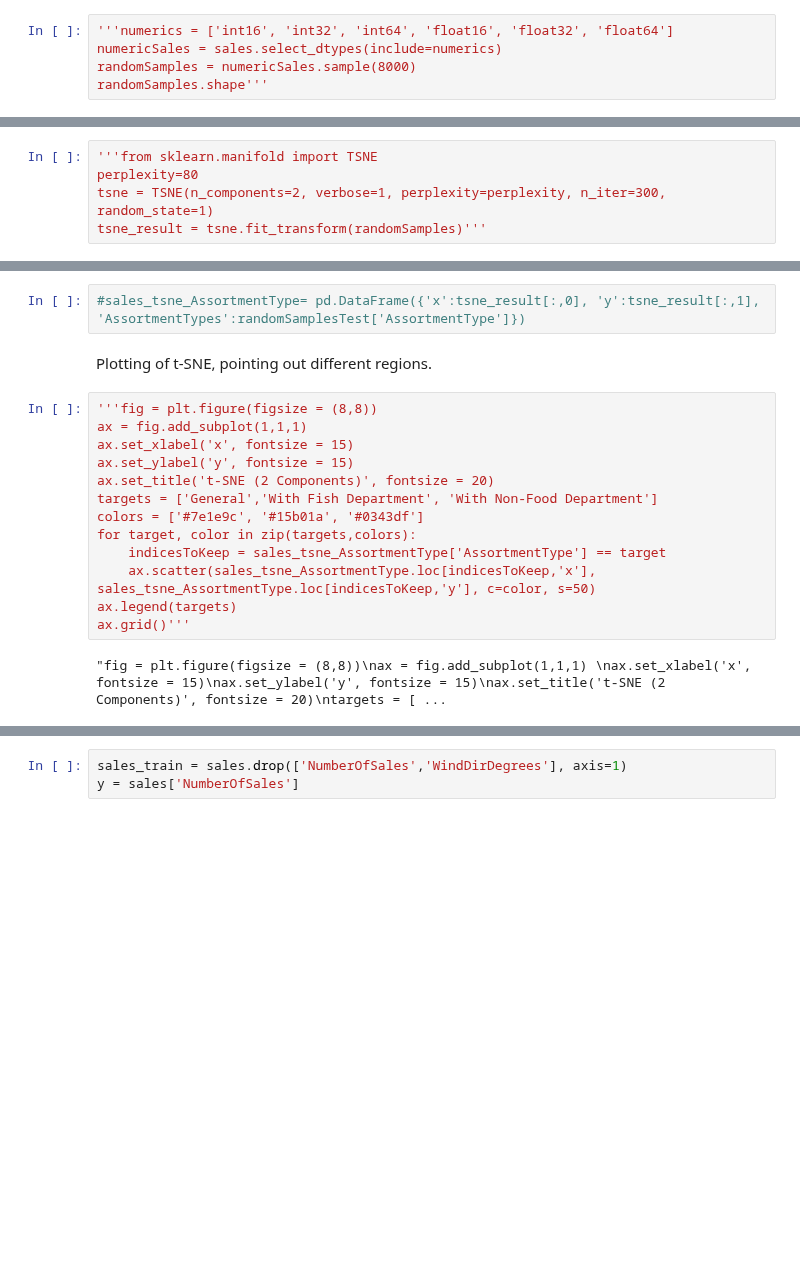
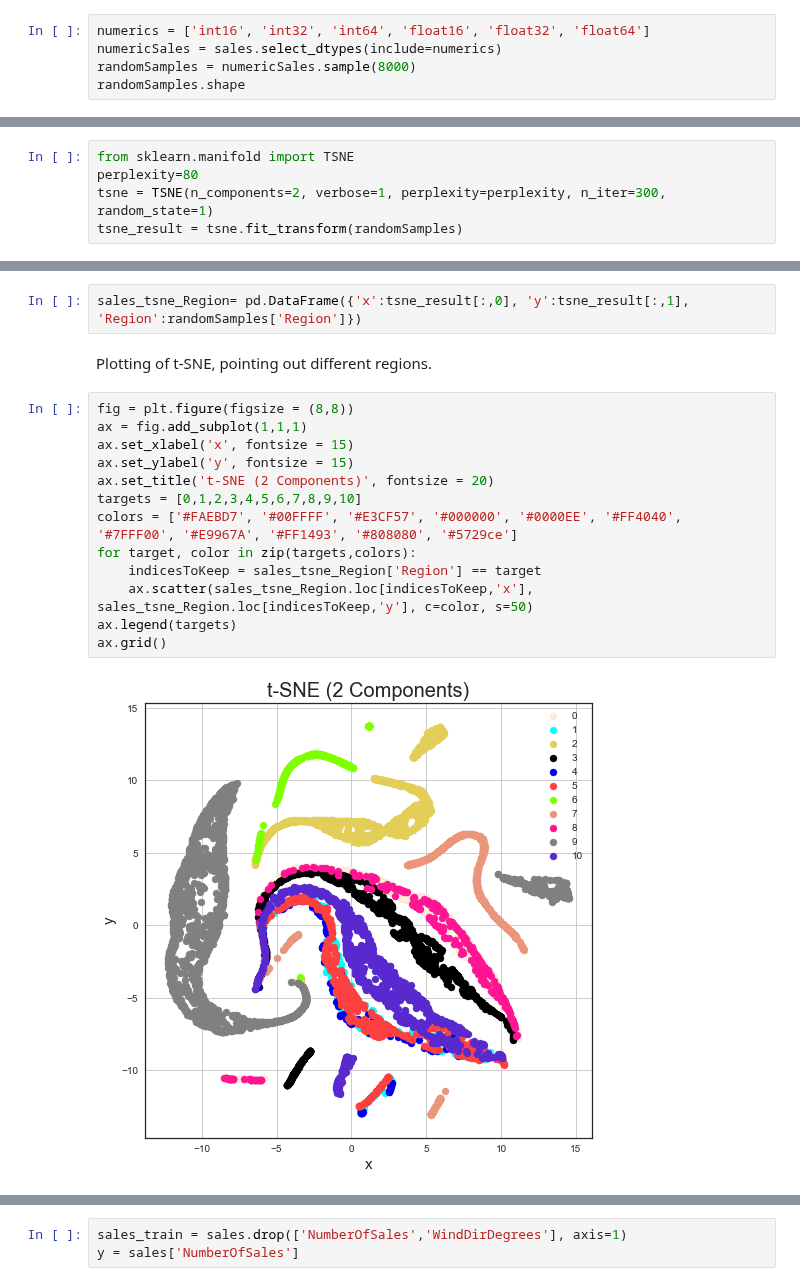
Before and after one commit to Trik17/DMTM_2018, a Jupyter notebook: Polimi Competition/BruttaCopia.ipynb, the cells around one changed output, grey strips where cells are left out. Saved outputs shown, nothing was run; the diff lists cells and outputs as text; blank space fills up the shorter version.

```diff
--- a/Polimi Competition/BruttaCopia.ipynb
+++ b/Polimi Competition/BruttaCopia.ipynb
@@ -375,8 +375,8 @@ Clustering requires the choice of a distance, the set of variables to calculate
 # %% [markdown]
 First thing we do: t-SNE
 # %%
-'''numerics = ['int16', 'int32', 'int64', 'float16', 'float32', 'float64']
+numerics = ['int16', 'int32', 'int64', 'float16', 'float32', 'float64']
 numericSales = sales.select_dtypes(include=numerics)
 randomSamples = numericSales.sample(8000)
-randomSamples.shape'''
+randomSamples.shape
 # %% [output]
@@ -384,6 +384,6 @@ randomSamples.shape'''
 # %%
-'''from sklearn.manifold import TSNE
+from sklearn.manifold import TSNE
 perplexity=80
 tsne = TSNE(n_components=2, verbose=1, perplexity=perplexity, n_iter=300, random_state=1)
-tsne_result = tsne.fit_transform(randomSamples)'''
+tsne_result = tsne.fit_transform(randomSamples)
 # %% [output]
@@ -391,22 +404,22 @@ tsne_result = tsne.fit_transform(randomSamples)'''
 # %%
-#sales_tsne_AssortmentType= pd.DataFrame({'x':tsne_result[:,0], 'y':tsne_result[:,1], 'AssortmentTypes':randomSamplesTest['AssortmentType']})
+sales_tsne_Region= pd.DataFrame({'x':tsne_result[:,0], 'y':tsne_result[:,1], 'Region':randomSamples['Region']})
 # %% [markdown]
 Plotting of t-SNE, pointing out different regions.
 # %%
-'''fig = plt.figure(figsize = (8,8))
+fig = plt.figure(figsize = (8,8))
 ax = fig.add_subplot(1,1,1)
 ax.set_xlabel('x', fontsize = 15)
 ax.set_ylabel('y', fontsize = 15)
 ax.set_title('t-SNE (2 Components)', fontsize = 20)
-targets = ['General','With Fish Department', 'With Non-Food Department']
-colors = ['#7e1e9c', '#15b01a', '#0343df']
+targets = [0,1,2,3,4,5,6,7,8,9,10]
+colors = ['#FAEBD7', '#00FFFF', '#E3CF57', '#000000', '#0000EE', '#FF4040', '#7FFF00', '#E9967A', '#FF1493', '#808080', '#5729ce']
 for target, color in zip(targets,colors):
-    indicesToKeep = sales_tsne_AssortmentType['AssortmentType'] == target
-    ax.scatter(sales_tsne_AssortmentType.loc[indicesToKeep,'x'], sales_tsne_AssortmentType.loc[indicesToKeep,'y'], c=color, s=50)
+    indicesToKeep = sales_tsne_Region['Region'] == target
+    ax.scatter(sales_tsne_Region.loc[indicesToKeep,'x'], sales_tsne_Region.loc[indicesToKeep,'y'], c=color, s=50)
 ax.legend(targets)
-ax.grid()'''
+ax.grid()
 # %% [output]
-"fig = plt.figure(figsize = (8,8))\nax = fig.add_subplot(1,1,1) \nax.set_xlabel('x', fontsize = 15)\nax.set_ylabel('y', fontsize = 15)\nax.set_title('t-SNE (2 Components)', fontsize = 20)\ntargets = [ ...
+[figure, added]
 # %%
 sales = pd.get_dummies(sales, columns=['StoreType','Day_Of_Week','Events','AssortmentType',])
 sales.head(5)
```
Also changed, not shown: parts of 7 cells of this notebook, 2 other files.
